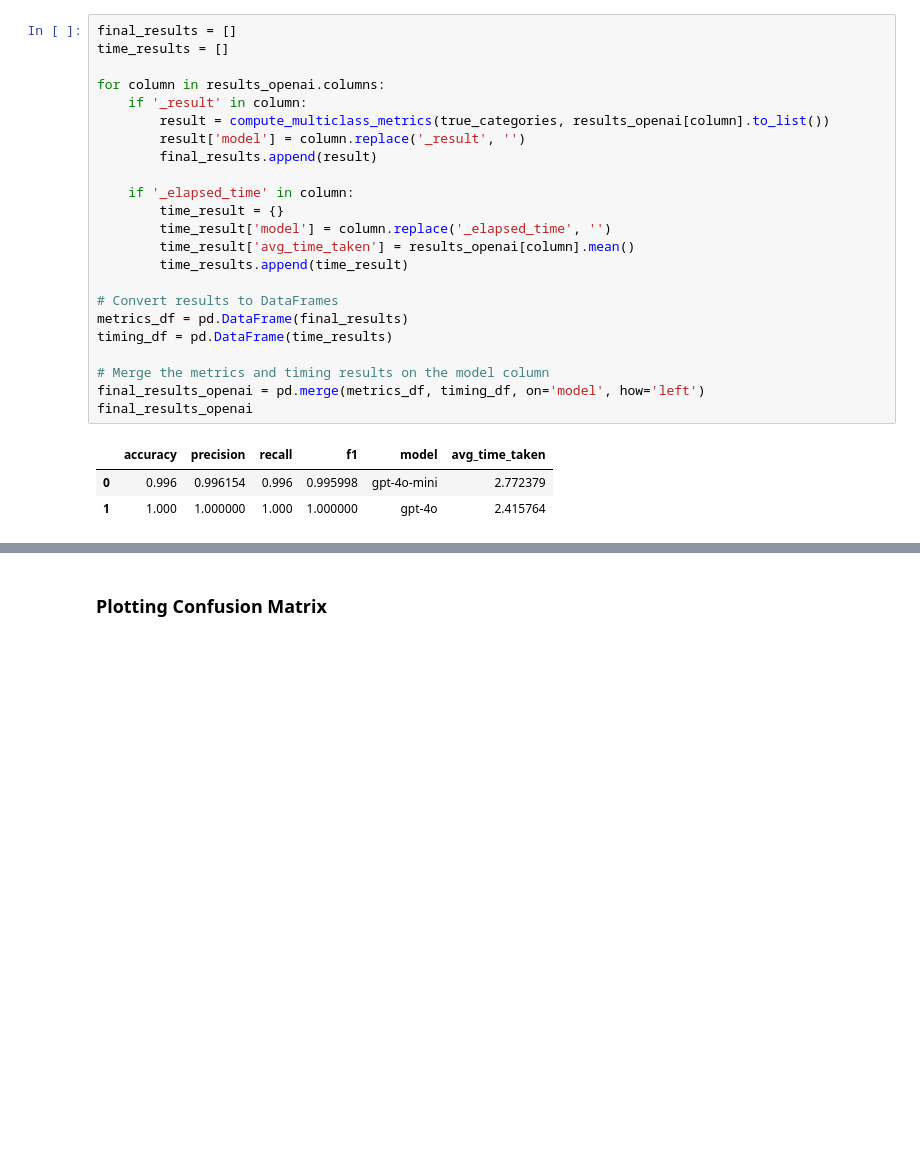
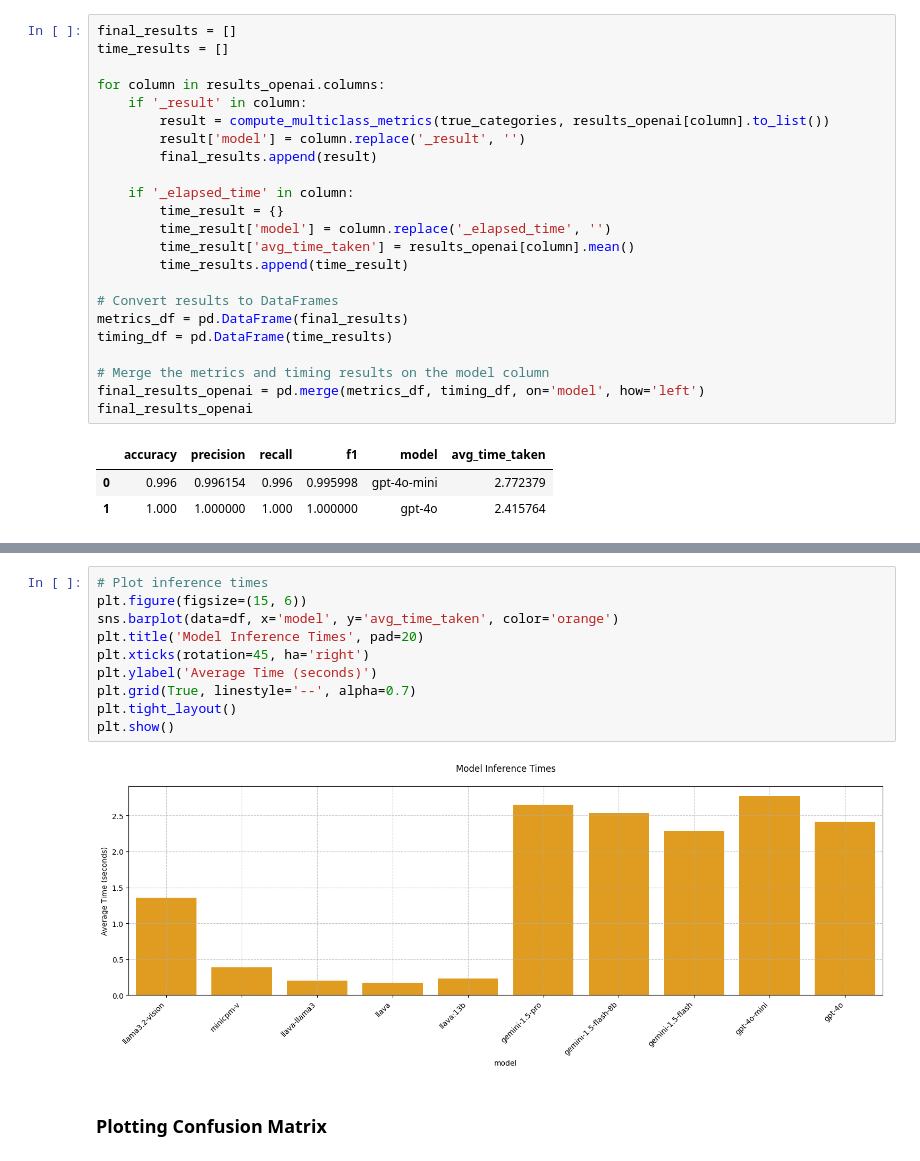
Before and after one commit to di37/image-classification-using-multimodal-llms, a Jupyter notebook: notebooks/04_Models_Evaluation.ipynb, the cells around one changed output, grey strips where cells are left out. Cells and saved outputs as stored; diff of their text form; blank space fills up the shorter version.

```diff
--- a/notebooks/04_Models_Evaluation.ipynb
+++ b/notebooks/04_Models_Evaluation.ipynb
@@ -201,3 +217,15 @@ plt.show()
+# %%
+# Plot inference times
+plt.figure(figsize=(15, 6))
+sns.barplot(data=df, x='model', y='avg_time_taken', color='orange')
+plt.title('Model Inference Times', pad=20)
+plt.xticks(rotation=45, ha='right')
+plt.ylabel('Average Time (seconds)')
+plt.grid(True, linestyle='--', alpha=0.7)
+plt.tight_layout()
+plt.show()
+# %% [output]
+[figure, added]
 # %% [markdown]
 ### Plotting Confusion Matrix
 # %%
```
Also changed, not shown: parts of 13 cells of this notebook, 3 other files.
